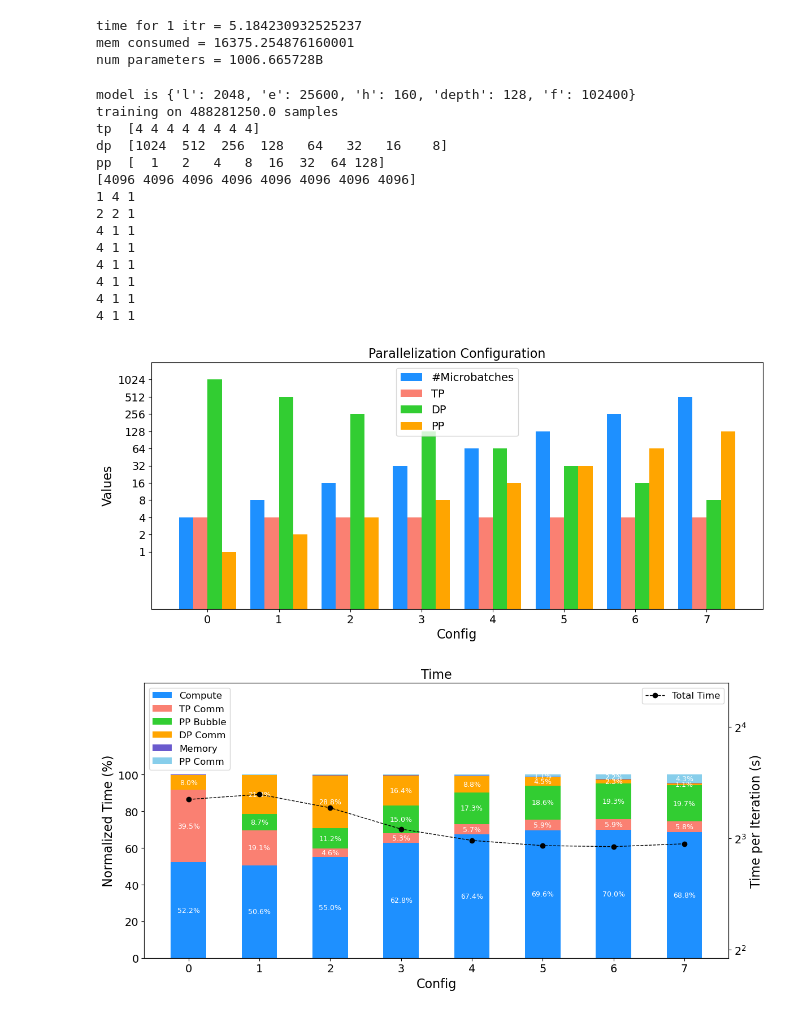
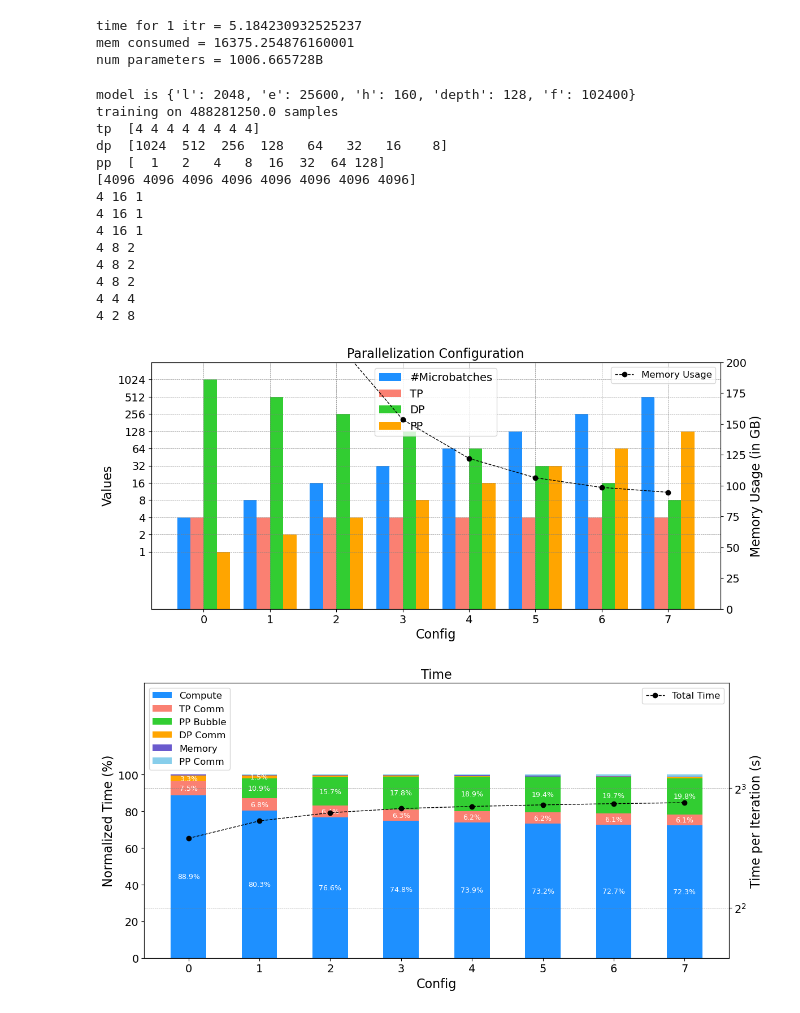
Before and after one commit to ShashankSubramanian/transformer-perf-estimates, a Jupyter notebook: model_stats.ipynb, the cells around one changed output. Saved outputs shown, nothing was run; the diff lists cells and outputs as text; code cells hidden in the pictures.

Commit message:
added mem values to stats figures

```diff
--- a/model_stats.ipynb
+++ b/model_stats.ipynb
@@ -152,7 +152,7 @@ global_batch_size = 4096
 
 with open('systems/config-B200.json', 'r') as file:
     system = json.load(file)
-nvs = 4
+nvs = 64
 system['nvlink_size'] = nvs
 global_batch_size = 4096
 
@@ -185,8 +185,10 @@ time_part4 = []
 time_part5 = []
 time_part6 = []
 nm_values = []
+mem_values = []
 for mbs,tp,pp,dp in zip(m_values,tp_values,pp_values,dp_values):
     best_time = np.inf
+    best_mem = -np.inf
     stats = None
     # print(mbs,tp,pp,dp)
     for nv1, nv2, nv3 in nv_candidates_1d(tp, dp, pp, nvs):
@@ -215,6 +217,8 @@ for mbs,tp,pp,dp in zip(m_values,tp_values,pp_values,dp_values):
         if t < best_time:
             stats = stats_running
             best_time = t
+            best_mem = mem
+    mem_values.append(best_mem)
     # print('###')
 
     print(stats['nv_tp'], stats['nv_dp'], stats['nv_pp'])
@@ -255,6 +259,7 @@ plt.ylabel('Values', fontsize=16)
 plt.title('Parallelization Configuration', fontsize=16)
 plt.xticks(log_n_values, n_values, fontsize=14)
 plt.yscale('log', base=2)
+plt.grid(True, which='both', linestyle='--', linewidth=0.5, color='gray')
 top = max(max(m_values), max(tp_values), max(dp_values), max(pp_values))
 top2 = int(np.ceil(np.log2(top)))+1
 plt.ylim([0.1, top * 2])
@@ -262,6 +267,20 @@ plt.yticks([2**i for i in range(0, top2)], [2**i for i in range(0, top2)], fonts
 # plt.xlim([np.log2(n_values[0]) - 1, np.log2(n_values[-1]) + 1])
 plt.legend(fontsize=14)
 plt.tight_layout()
+
+# Add mem_values as a twin axis on the right
+ax3 = plt.gca().twinx()
+ax3.plot(log_n_values, mem_values, color='black', linewidth=1, linestyle='--', marker='o', label='Memory Usage')
+ax3.set_ylabel('Memory Usage (in GB)', fontsize=16, color='black')
+ax3.tick_params(axis='y', labelcolor='black', labelsize=14)
+ax3.set_ylim(0, 200)
+
+# Add legend for the line plot
+lines, labels = ax3.get_legend_handles_labels()
+plt.legend(lines, labels, fontsize=12, loc='upper right')
+
+plt.tight_layout()
+
 
 # Second plot: Time vs n as a stacked bar plot with percentages and total time line
 fig, ax1 = plt.subplots(figsize=(12, 6))
@@ -296,40 +315,41 @@ ax1.set_yticks([0,20,40,60,80,100])
 ax1.legend(fontsize=12, loc='upper left')
 ax1.tick_params(axis='y', labelsize=14)
 
 # Adjust y-axis to make smaller bars more visible
 ax1.set_ylim(0, 150)  # Set to slightly over 100% to give some headroom
 
 # Add the total time line plot on the right y-axis
 ax2 = ax1.twinx()
 ax2.plot(log_n_values, time_total, color='black', linewidth=1, linestyle='--', marker='o', label='Total Time')
 ax2.set_ylabel('Time per Iteration (s)', fontsize=16, color='black')
 ax2.tick_params(axis='y', labelcolor='black', labelsize=14)
 ax2.set_yscale('log', base=2)
 
 # Set y-axis limits for total time
 ax2.set_ylim(min(time_total) / 2, max(time_total) * 2)
 
 # Add legend for the line plot
 lines, labels = ax2.get_legend_handles_labels()
 ax1.legend(fontsize=12, loc='upper left')
 ax2.legend(lines, labels, fontsize=12, loc='upper right')
 
 plt.tight_layout()
+plt.grid(True, which='both', linestyle='--', linewidth=0.5, color='gray')
 plt.show()
 # %% [output]
 model is {'l': 2048, 'e': 25600, 'h': 160, 'depth': 128, 'f': 102400}
 training on 488281250.0 samples
 tp  [4 4 4 4 4 4 4 4]
 dp  [1024  512  256  128   64   32   16    8]
 pp  [  1   2   4   8  16  32  64 128]
 [4096 4096 4096 4096 4096 4096 4096 4096]
-1 4 1
-2 2 1
-4 1 1
-4 1 1
-4 1 1
-4 1 1
-4 1 1
-4 1 1
+4 16 1
+4 16 1
+4 16 1
+4 8 2
+4 8 2
+4 8 2
+4 4 4
+4 2 8
-[figure, old version]
+[figure, new version]
-[figure, old version]
+[figure, new version]
```
